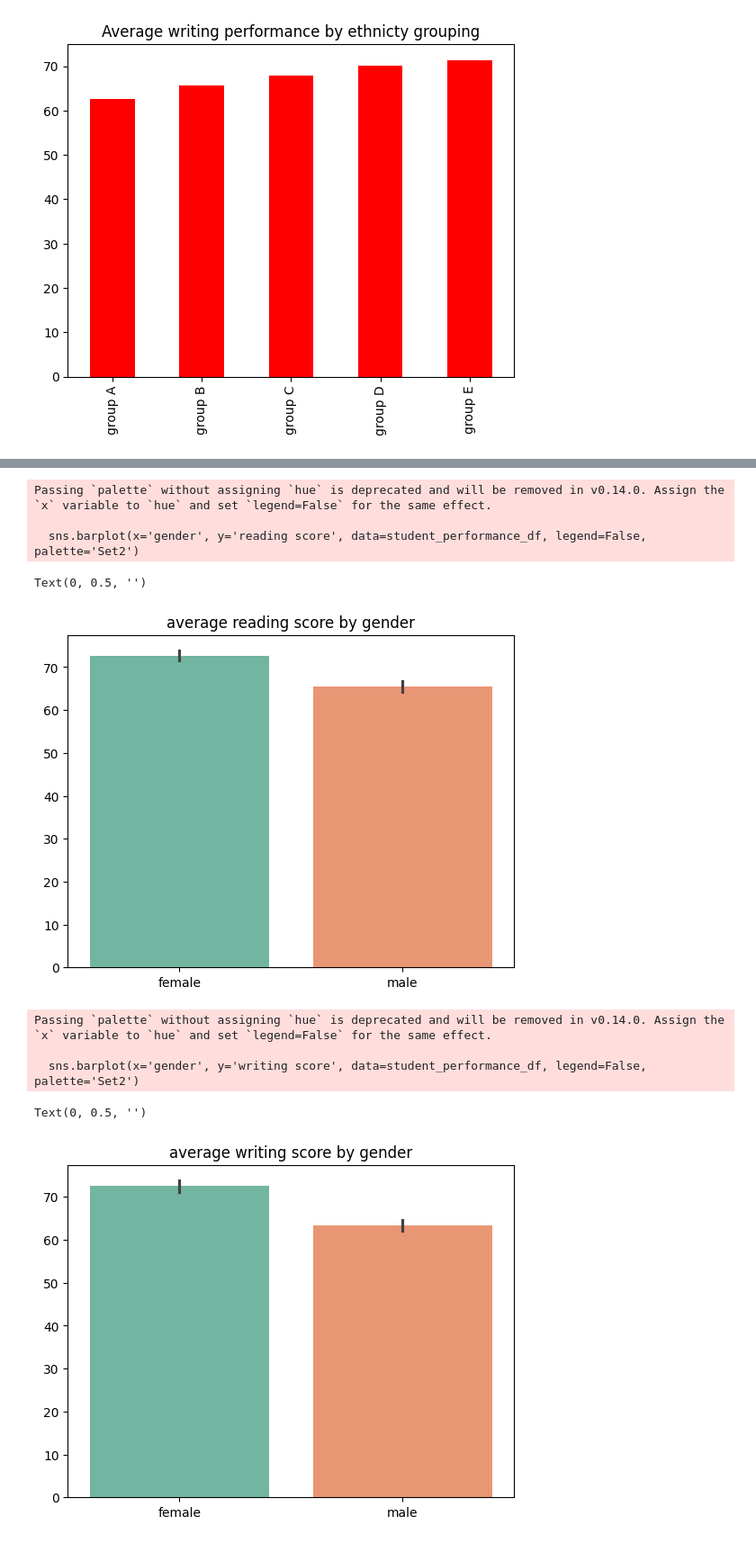
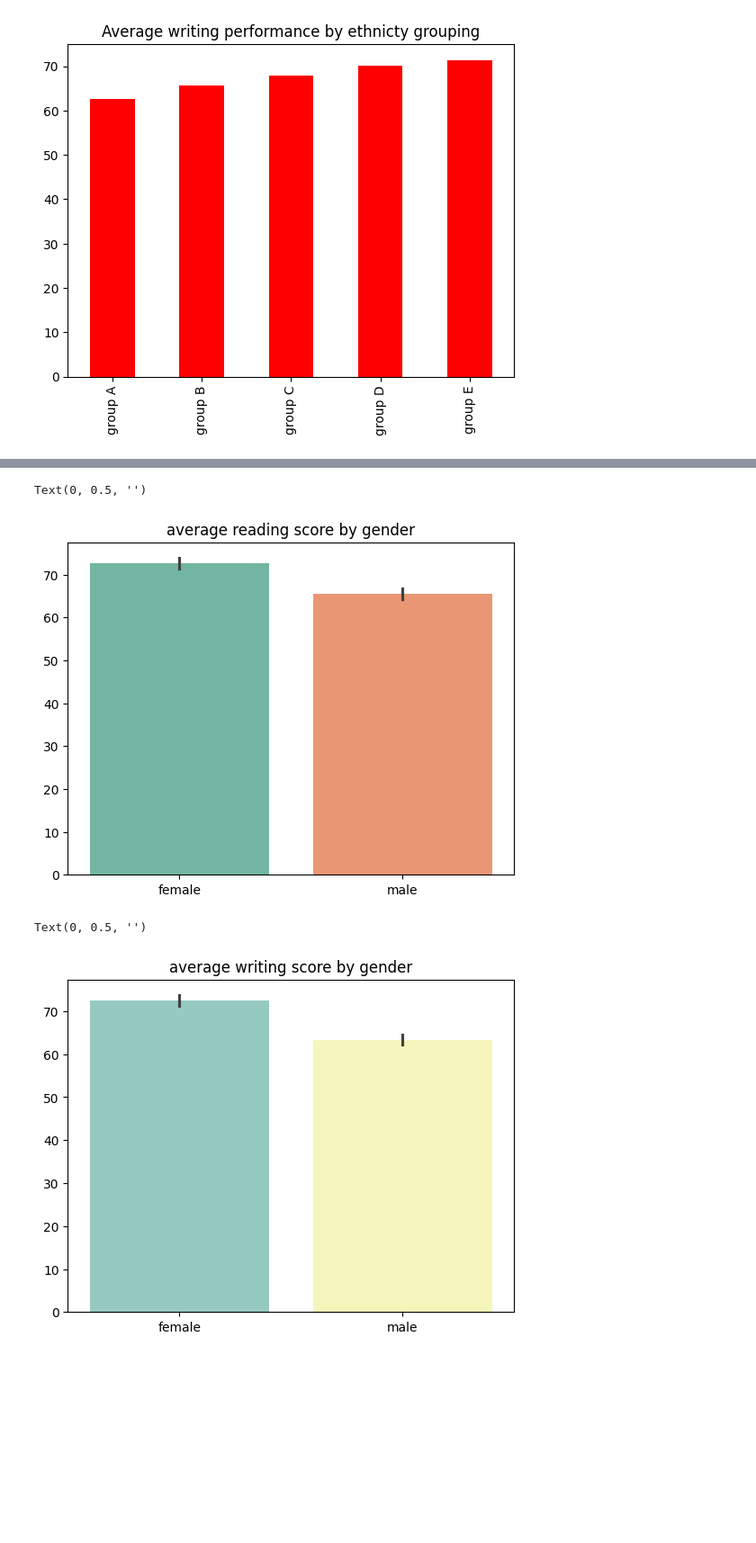
Before and after one commit to Aallizzwelll/data_visualization_practice, a Jupyter notebook: Data_Visualization_Practice.ipynb, the cells around one changed output, grey strips where cells are left out. Shown: that part at 90% size. Cells and saved outputs as stored; diff of their text form; code cells hidden in the pictures; blank space fills up the shorter version.

```diff
--- a/Data_Visualization_Practice.ipynb
+++ b/Data_Visualization_Practice.ipynb
@@ -121,24 +118,18 @@ Text(0, 0.5, '')
 # %%
 #average reading score by gender
-sns.barplot(x='gender', y='reading score', data=student_performance_df, legend=False, palette='Set2')
+sns.barplot(x='gender', y='reading score', data=student_performance_df, legend=False, hue = 'gender', palette='Set2')
 plt.title('average reading score by gender')
 plt.xlabel('')
 plt.ylabel('')
 # %% [output]
-Passing `palette` without assigning `hue` is deprecated and will be removed in v0.14.0. Assign the `x` variable to `hue` and set `legend=False` for the same effect.
-
-  sns.barplot(x='gender', y='reading score', data=student_performance_df, legend=False, palette='Set2')
+Text(0, 0.5, '')
-Text(0, 0.5, '')
 [figure]
 # %%
 #average writing score by gender
-sns.barplot(x='gender', y='writing score', data=student_performance_df, legend=False, palette='Set2')
+sns.barplot(x='gender', y='writing score', data=student_performance_df, legend=False, hue = 'gender', palette='Set3')
 plt.title('average writing score by gender')
 plt.xlabel('')
 plt.ylabel('')
 # %% [output]
-Passing `palette` without assigning `hue` is deprecated and will be removed in v0.14.0. Assign the `x` variable to `hue` and set `legend=False` for the same effect.
-
-  sns.barplot(x='gender', y='writing score', data=student_performance_df, legend=False, palette='Set2')
+Text(0, 0.5, '')
-Text(0, 0.5, '')
-[figure, old version]
+[figure, new version]
```
Also changed, not shown: parts of 1 cell of this notebook.
